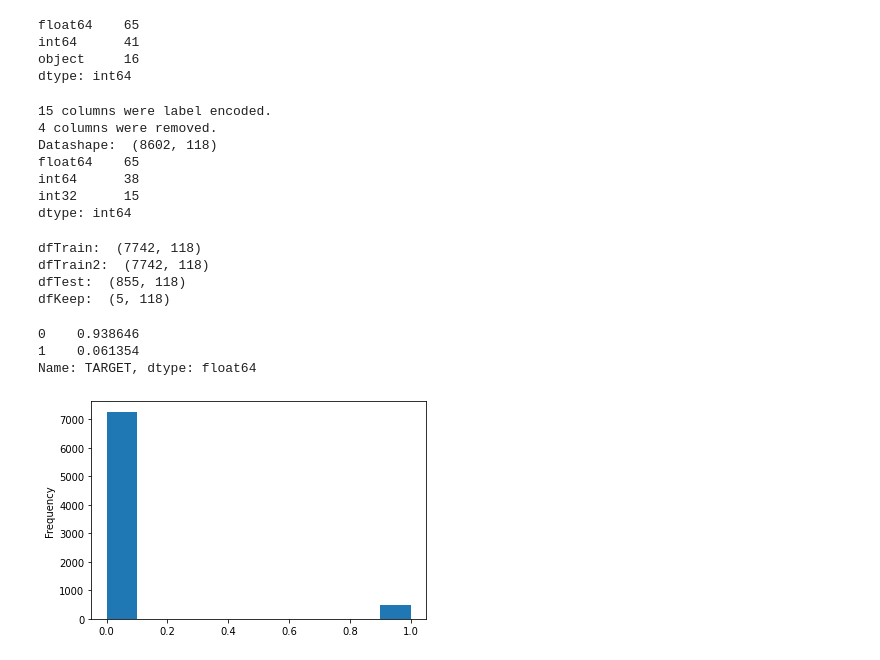
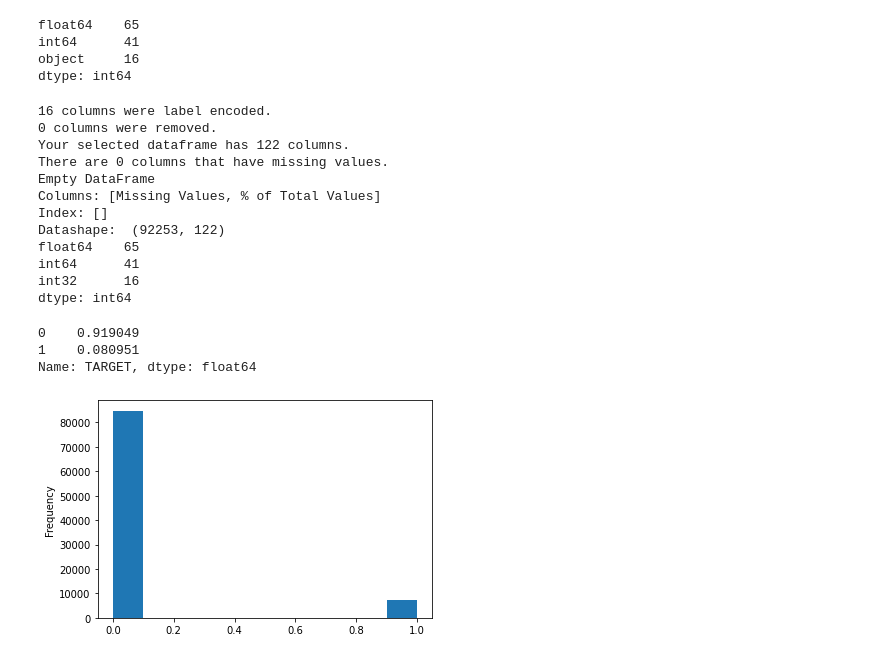
Before and after one commit to PaulBagnis/HomeCredit, a Jupyter notebook: notebooks/knn.ipynb, the cells around one changed output. Cells and saved outputs as stored; diff of their text form; code cells hidden in the pictures.

```diff
--- a/notebooks/knn.ipynb
+++ b/notebooks/knn.ipynb
@@ -12,9 +12,15 @@ from sklearn.neighbors import KNeighborsClassifier
 from sklearn.metrics import classification_report, confusion_matrix, accuracy_score
 from mlxtend.plotting import plot_confusion_matrix
 
+from sklearn.preprocessing import StandardScaler
+from sklearn.model_selection import train_test_split
+
+from pprint import pprint
 
 df = pd.read_csv("C:/Users/owcha/Desktop/application_train.csv")
 
+df = df.iloc[:round(df.shape[0] * 0.3),:]
+
 print('Datashape: ', df.shape)
 df.head()
 # %% [output]
@@ -107,66 +113,62 @@ dtype: int64
 # %%
 #Preprocessing for missing values and bad dtype.
 
-df = df.dropna(axis=0)
-
-#Bad type and useless labels.
+#df = df.dropna(axis=0)
 
 le = LabelEncoder()
 le_count = 0
 
-useless_cat = [ col for col in df if len(list(df[col].unique())) == 1 ]
-for cat in useless_cat:
-    df = df.drop(cat, axis=1)
+#Fill missing values.
+for idx in df.columns:
+    if df[idx].dtype == 'object':
+        #Fill object missing values can be done by replacing values by the most frequent one or create a new category.
+        #pprint ( df[idx].isna().sum() ) # 50% or more of missing data in those columns -> new categories
+        df[idx] = df[idx].fillna(value='New categorical label')
+    else:
+        #Fill numeric missing values can be done by replacing values by the mean or median value of the column.
+        df[idx] = df[idx].replace(np.NaN, df[idx].median())
 
-# Iterate through the columns
+# Labeling
 for col in df:
     if df[col].dtype == 'object':
         # If 2 or fewer unique categories
         if len(list(df[col].unique())) >= 1:
             df[col] = le.fit_transform(df[col])
             le_count += 1
+print('%d columns were label encoded.' % le_count)
 
-print('%d columns were label encoded.' % le_count)
+#Dropping useless columns.
+useless_cat = [ col for col in df if len(list(df[col].unique())) == 1 ]
+for cat in useless_cat:
+    df = df.drop(cat, axis=1)
 print('%d columns were removed.' % len(useless_cat))
 
+
+print( missing_values_table(df) )
 print('Datashape: ', df.shape)
 print( df.dtypes.value_counts() )
 # %% [output]
-15 columns were label encoded.
-4 columns were removed.
-Datashape:  (8602, 118)
+16 columns were label encoded.
+0 columns were removed.
+Your selected dataframe has 122 columns.
+There are 0 columns that have missing values.
+Empty DataFrame
+Columns: [Missing Values, % of Total Values]
+Index: []
+Datashape:  (92253, 122)
 float64    65
-int64      38
-int32      15
+int64      41
+int32      16
 dtype: int64
-# %%
-#Besoin de split notre dataset car cross validation->def de cross validation.
-
-#Trainings dataframe.
-dfTrain = df.iloc[:round(df.shape[0] * 0.9),:]
-
-dfRow = df.iloc[round(df.shape[0] * 0.9):,:]
-dfTest = dfRow.iloc[:(dfRow.shape[0]-5),:]
-dfKeep = dfRow.iloc[(dfRow.shape[0]-5):,:]
-
-print('dfTrain: ',dfTrain.shape)
-print('dfTrain2: ',dfTrain.shape)
-print('dfTest: ',dfTest.shape)
-print('dfKeep: ',dfKeep.shape)
-# %% [output]
-dfTrain:  (7742, 118)
-dfTrain2:  (7742, 118)
-dfTest:  (855, 118)
-dfKeep:  (5, 118)
 # %%
 #Dispersion of y study.
-print( pd.value_counts(dfTrain['TARGET'], normalize=True) )
+print( pd.value_counts(df['TARGET'], normalize=True) )
 
-dfTrain['TARGET'].astype(int).plot.hist();
+df['TARGET'].astype(int).plot.hist();
 # %% [output]
-0    0.938646
-1    0.061354
+0    0.919049
+1    0.080951
 Name: TARGET, dtype: float64
-[figure, old version]
+[figure, new version]
 # %%
 #Oversampling (not undersampling) because we haven't many rows.
```
Also changed, not shown: parts of 8 cells of this notebook, 1 other file.
